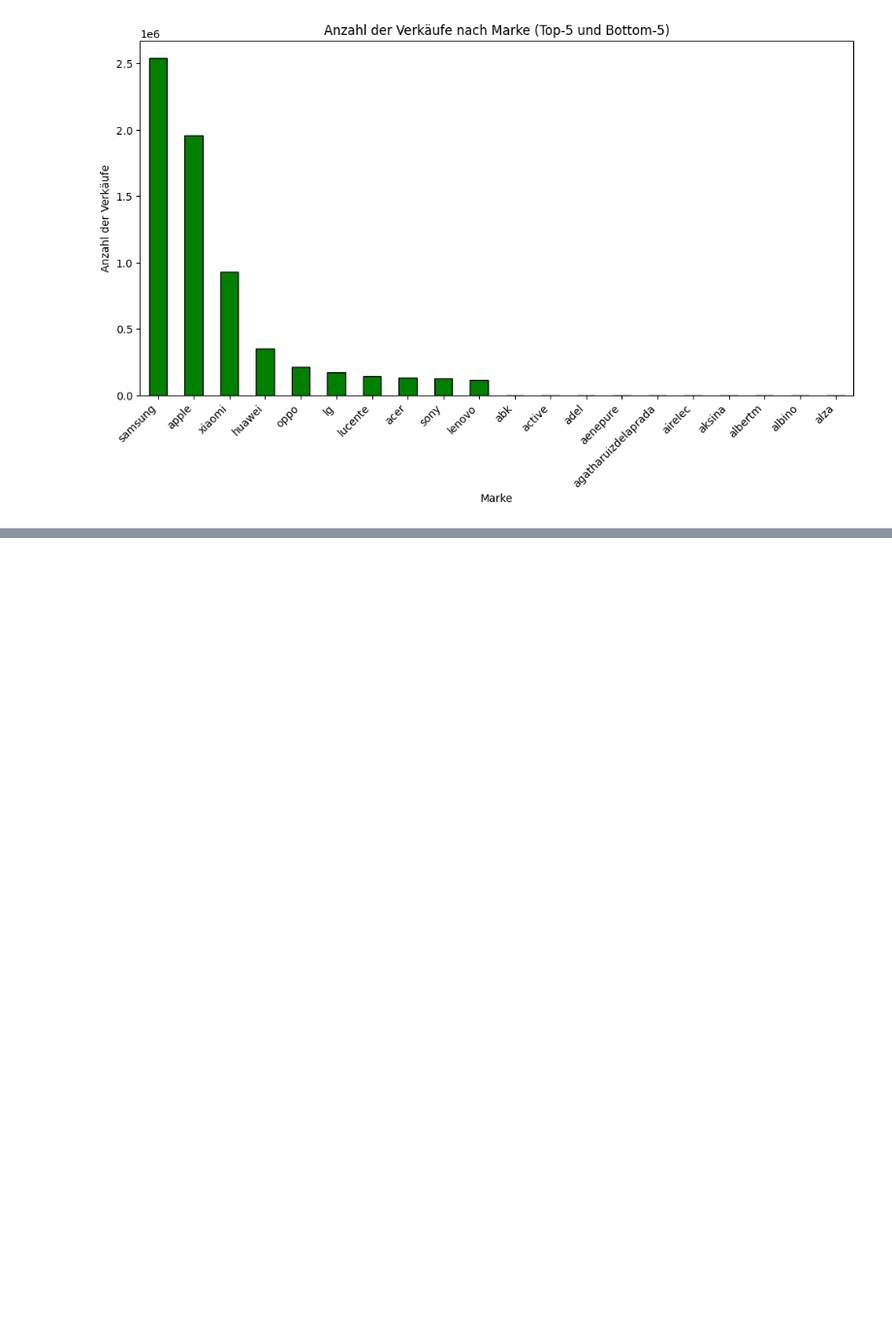
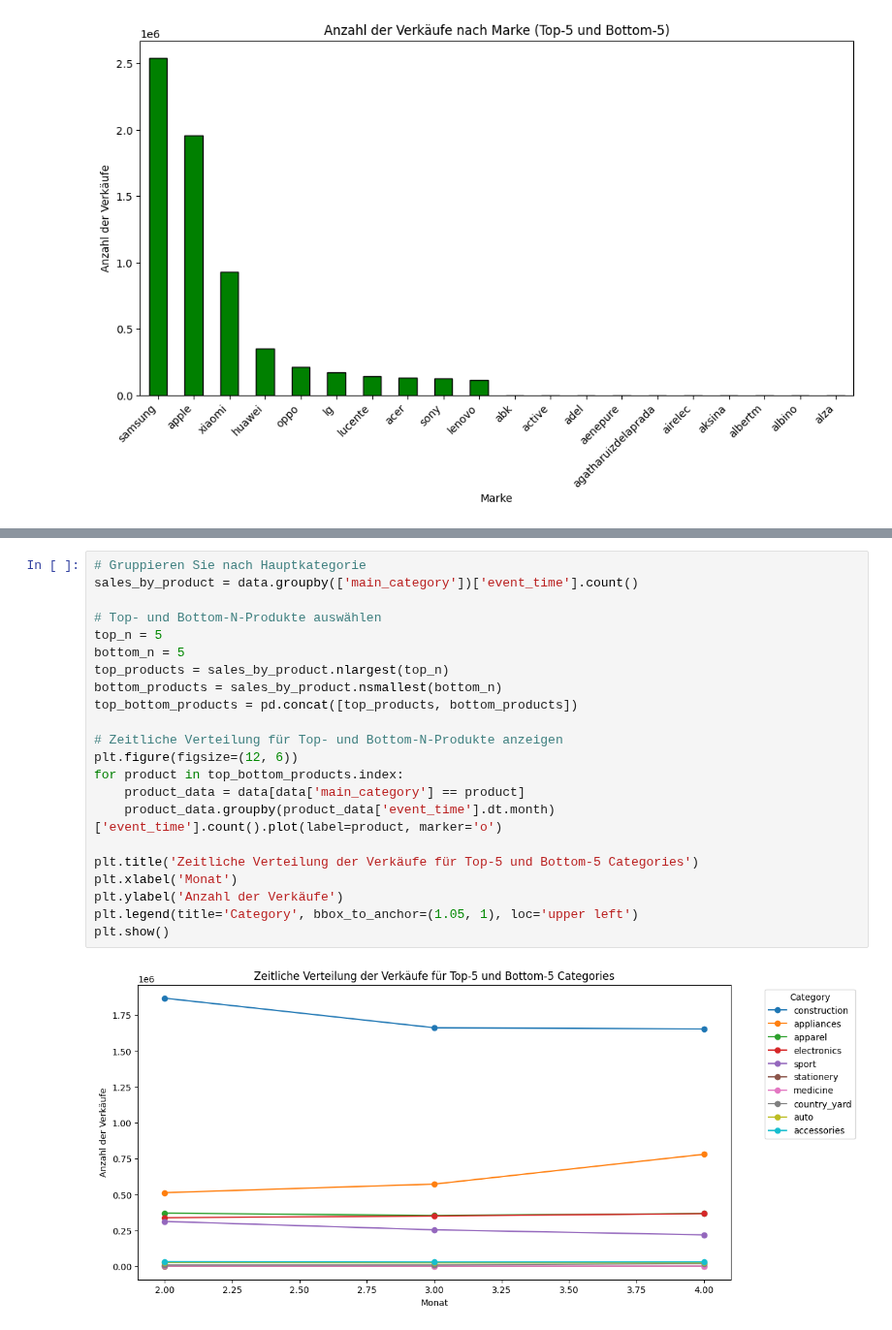
Before and after one commit to Vae2002/BigDataGroup5, a Jupyter notebook: data_analyse.ipynb, the cells around one changed output, grey strips where cells are left out. Shown at 97% size. Saved outputs shown, nothing was run; the diff lists cells and outputs as text; blank space fills up the shorter version.

```diff
--- a/data_analyse.ipynb
+++ b/data_analyse.ipynb
@@ -92,0 +202,24 @@ plt.show()
+# %%
+# Gruppieren Sie nach Hauptkategorie
+sales_by_product = data.groupby(['main_category'])['event_time'].count()
+
+# Top- und Bottom-N-Produkte auswählen
+top_n = 5
+bottom_n = 5
+top_products = sales_by_product.nlargest(top_n)
+bottom_products = sales_by_product.nsmallest(bottom_n)
+top_bottom_products = pd.concat([top_products, bottom_products])
+
+# Zeitliche Verteilung für Top- und Bottom-N-Produkte anzeigen
+plt.figure(figsize=(12, 6))
+for product in top_bottom_products.index:
+    product_data = data[data['main_category'] == product]
+    product_data.groupby(product_data['event_time'].dt.month)['event_time'].count().plot(label=product, marker='o')
+
+plt.title('Zeitliche Verteilung der Verkäufe für Top-5 und Bottom-5 Categories')
+plt.xlabel('Monat')
+plt.ylabel('Anzahl der Verkäufe')
+plt.legend(title='Category', bbox_to_anchor=(1.05, 1), loc='upper left')
+plt.show()
+# %% [output]
+[figure, added]
```
Also changed, not shown: parts of 12 cells of this notebook.
